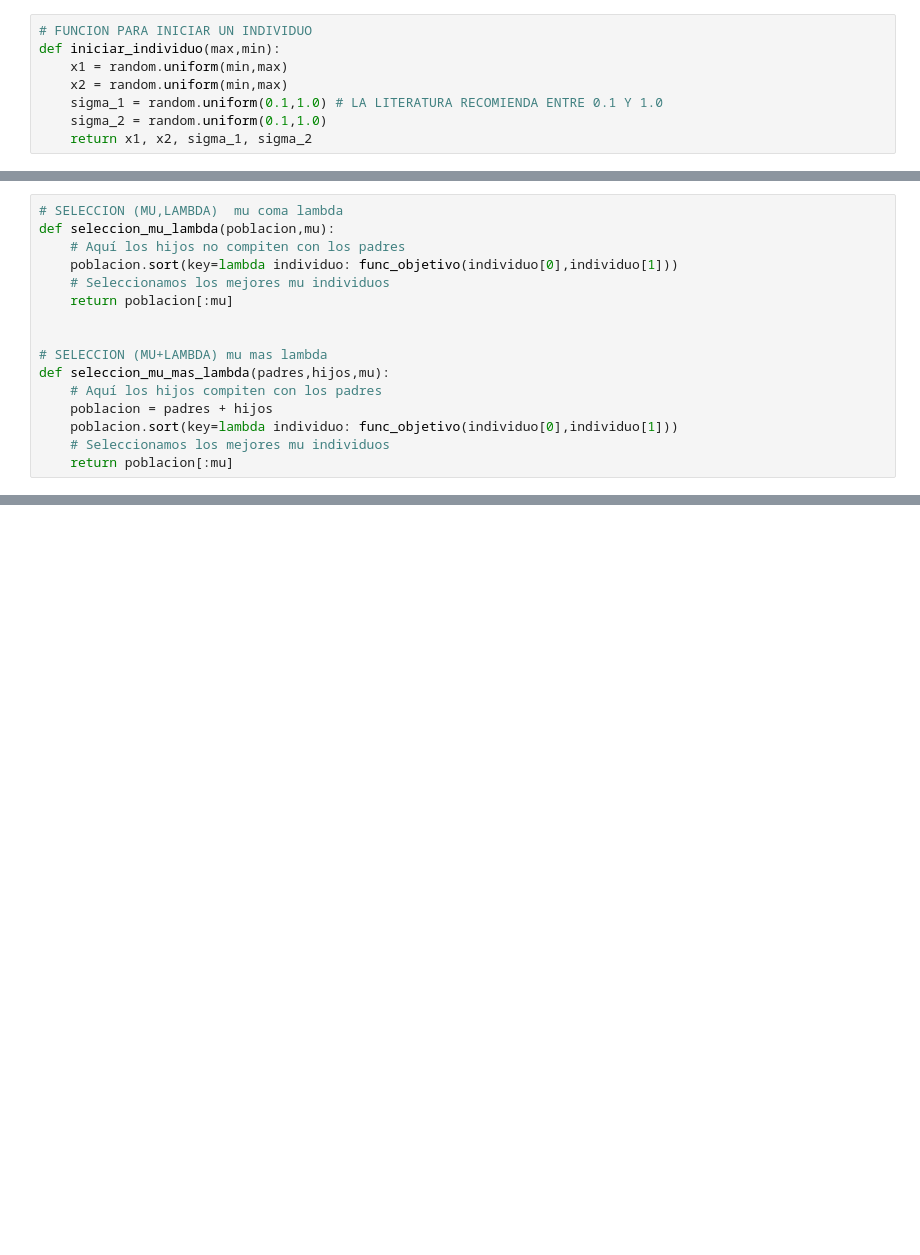
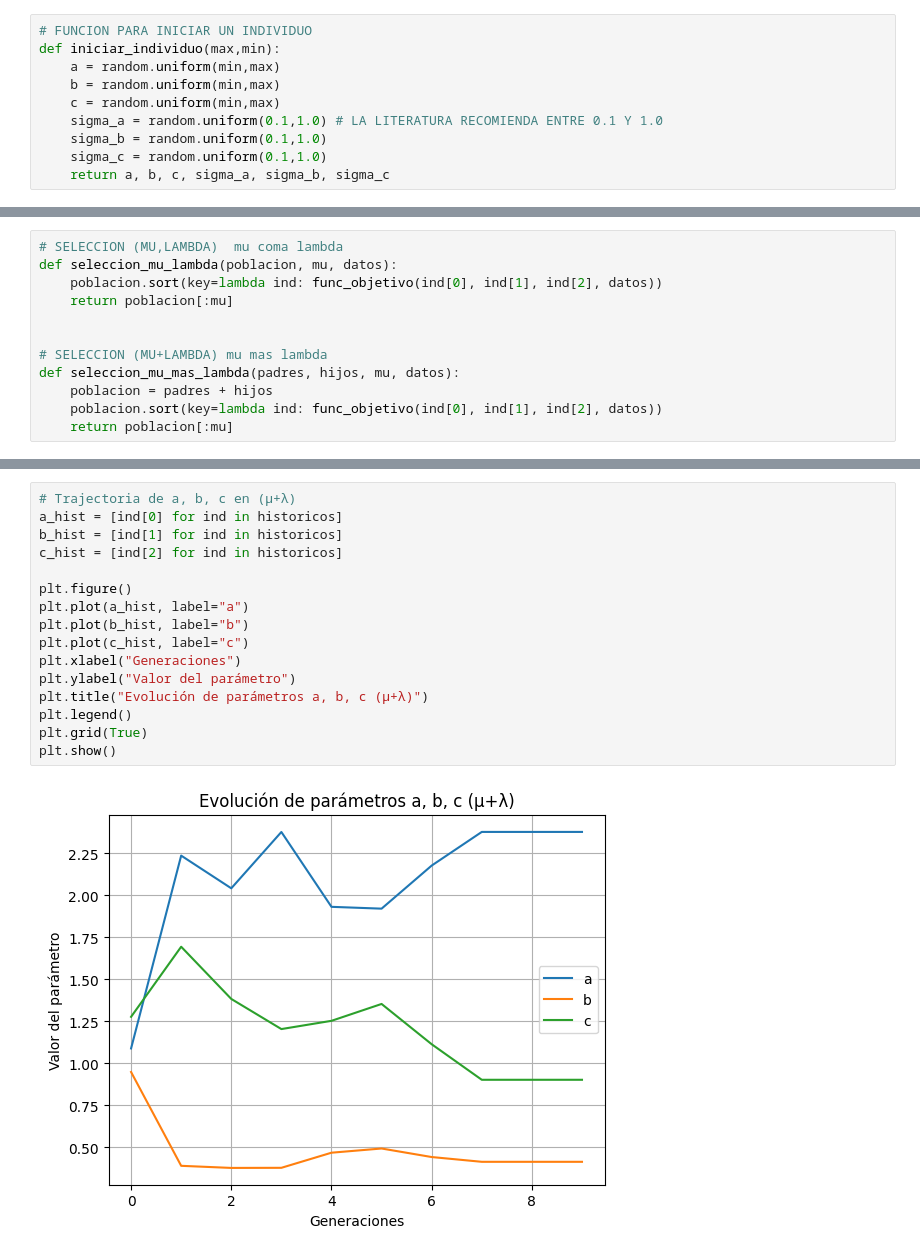
Before and after one commit to Seikened/semestre_v, a Jupyter notebook: algoritmos_bioinspirados/velucion_adaptativa.ipynb, the cells around one changed output, grey strips where cells are left out. Drawn from its saved outputs; the diff is of its cells as text; blank space fills up the shorter version.

```diff
--- a/algoritmos_bioinspirados/velucion_adaptativa.ipynb
+++ b/algoritmos_bioinspirados/velucion_adaptativa.ipynb
@@ -7,11 +22,13 @@ def func_objetivo(x1,x2):
 # %%
 # FUNCION PARA INICIAR UN INDIVIDUO
 def iniciar_individuo(max,min):
-    x1 = random.uniform(min,max)
-    x2 = random.uniform(min,max)
-    sigma_1 = random.uniform(0.1,1.0) # LA LITERATURA RECOMIENDA ENTRE 0.1 Y 1.0
-    sigma_2 = random.uniform(0.1,1.0)
-    return x1, x2, sigma_1, sigma_2
+    a = random.uniform(min,max)
+    b = random.uniform(min,max)
+    c = random.uniform(min,max)
+    sigma_a = random.uniform(0.1,1.0) # LA LITERATURA RECOMIENDA ENTRE 0.1 Y 1.0
+    sigma_b = random.uniform(0.1,1.0)
+    sigma_c = random.uniform(0.1,1.0)
+    return a, b, c, sigma_a, sigma_b, sigma_c
 # %%
 # FUNCION AUTOADAPTATIVA
 def mutacion(individuo,min,max):
@@ -45,19 +66,15 @@ def mutacion(individuo,min,max):
     return individuo
 # %%
 # SELECCION (MU,LAMBDA)  mu coma lambda
-def seleccion_mu_lambda(poblacion,mu):
-    # Aquí los hijos no compiten con los padres
-    poblacion.sort(key=lambda individuo: func_objetivo(individuo[0],individuo[1]))
-    # Seleccionamos los mejores mu individuos
+def seleccion_mu_lambda(poblacion, mu, datos):
+    poblacion.sort(key=lambda ind: func_objetivo(ind[0], ind[1], ind[2], datos))
     return poblacion[:mu]
 
 
 # SELECCION (MU+LAMBDA) mu mas lambda
-def seleccion_mu_mas_lambda(padres,hijos,mu):
-    # Aquí los hijos compiten con los padres
+def seleccion_mu_mas_lambda(padres, hijos, mu, datos):
     poblacion = padres + hijos
-    poblacion.sort(key=lambda individuo: func_objetivo(individuo[0],individuo[1]))
-    # Seleccionamos los mejores mu individuos
+    poblacion.sort(key=lambda ind: func_objetivo(ind[0], ind[1], ind[2], datos))
     return poblacion[:mu]
 # %%
 
@@ -104,0 +194,18 @@ Generacion 1000:
+# %%
+# Trajectoria de a, b, c en (μ+λ)
+a_hist = [ind[0] for ind in historicos]
+b_hist = [ind[1] for ind in historicos]
+c_hist = [ind[2] for ind in historicos]
+
+plt.figure()
+plt.plot(a_hist, label="a")
+plt.plot(b_hist, label="b")
+plt.plot(c_hist, label="c")
+plt.xlabel("Generaciones")
+plt.ylabel("Valor del parámetro")
+plt.title("Evolución de parámetros a, b, c (μ+λ)")
+plt.legend()
+plt.grid(True)
+plt.show()
+# %% [output]
+[figure, added]
```
Also changed, not shown: parts of 9 cells of this notebook.
